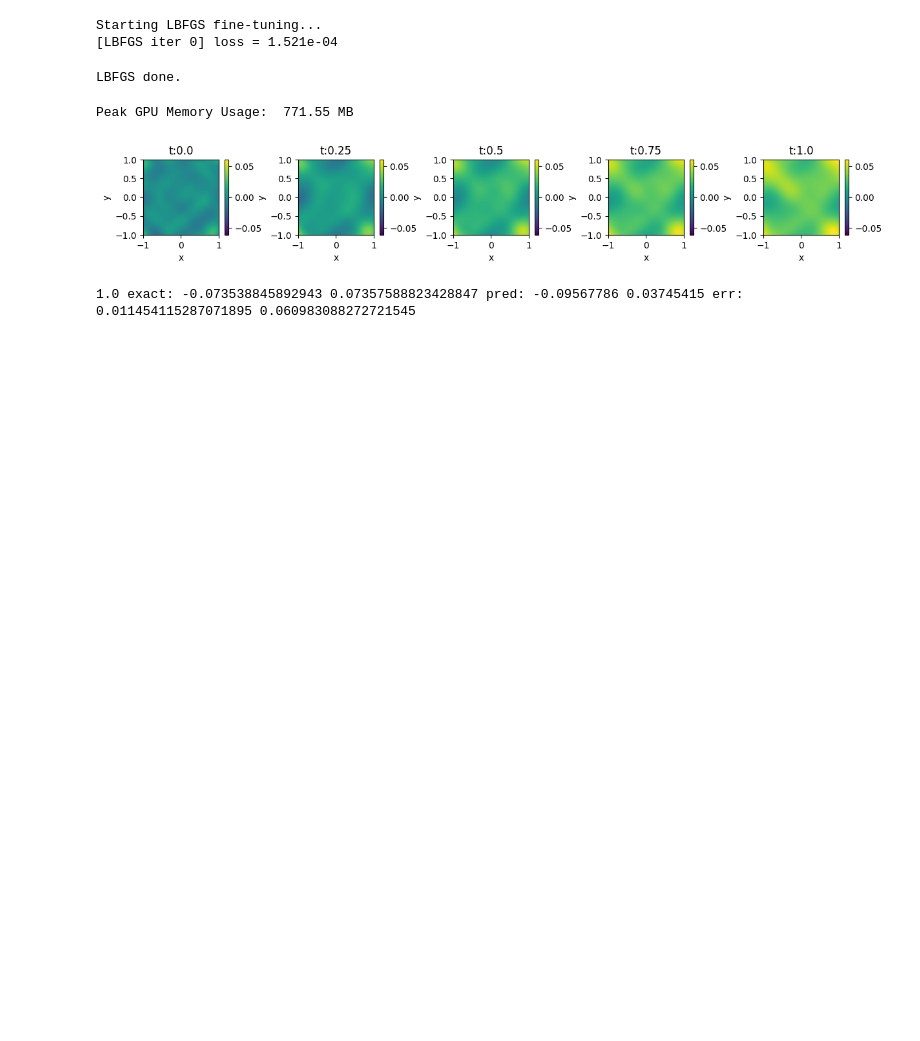
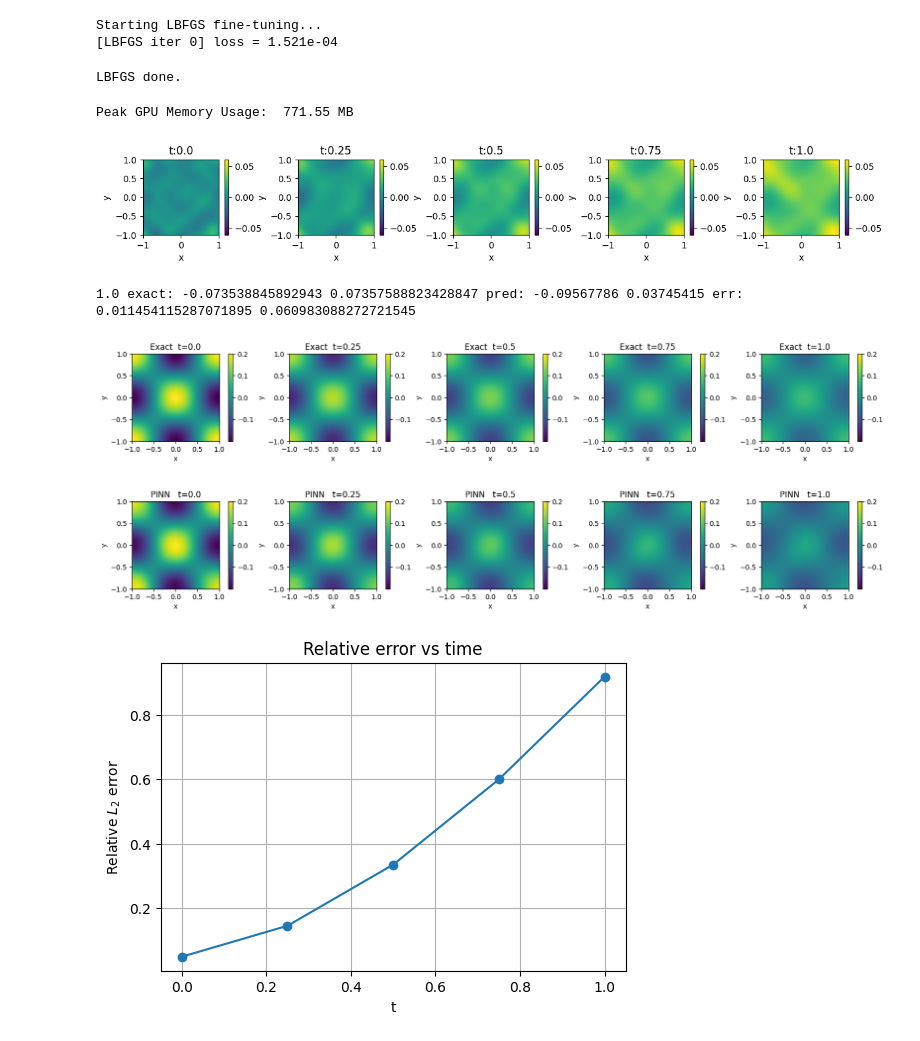
Before and after one commit to SoumikSarkar830/Laser_PINN, a Jupyter notebook: Closed-form-Derivative/Closed_form_derivative/2D_cahn_hilliard_pinn.ipynb, the cells around one changed output. Drawn from its saved outputs; the diff is of its cells as text; code cells hidden in the pictures; blank space fills up the shorter version.

```diff
--- a/Closed-form-Derivative/Closed_form_derivative/2D_cahn_hilliard_pinn.ipynb
+++ b/Closed-form-Derivative/Closed_form_derivative/2D_cahn_hilliard_pinn.ipynb
@@ -534,7 +534,8 @@ with torch.no_grad():
         t_t = torch.full_like(x_t, float(tval))
         phi_pred = net_phi(x_t, y_t, t_t).cpu().numpy().reshape(100,100)
         phi_exact = phi_exact_dict[tval]
-        errs.append(phi_exact - phi_pred)
+        error = phi_exact - phi_pred
+        errs.append(error)
 
 m = max(np.max(np.abs(e)) for e in errs)
 
@@ -555,3 +556,61 @@ print(tval, "exact:", phi_exact.min(), phi_exact.max(),
             "err:",   error.min(),     error.max())
 # %% [output]
 1.0 exact: -0.073538845892943 0.07357588823428847 pred: -0.09567786 0.03745415 err: 0.011454115287071895 0.060983088272721545
+# %%
+# Compute predictions and L2 errors
+
+net_phi.eval()
+phi_pred_dict = {}
+err_dict = {}
+rel_l2 = []
+
+with torch.no_grad():
+    for tval in t_list:
+        t_t = torch.full_like(x_t, float(tval))
+        phi_pred = net_phi(x_t, y_t, t_t).cpu().numpy().reshape(100, 100)
+        phi_exact = phi_exact_dict[tval]
+
+        phi_pred_dict[tval] = phi_pred
+        err = phi_exact - phi_pred
+        err_dict[tval] = err
+
+        # relative L2 on the grid
+        num = np.linalg.norm(err.ravel(), 2)
+        den = np.linalg.norm(phi_exact.ravel(), 2) + 1e-12
+        rel_l2.append(num / den)
+
+# Solution plots: Exact vs PINN
+fig, axes = plt.subplots(2, 5, figsize=(3.2*5, 6), constrained_layout=True)
+
+# Use consistent color limits across times for fair visual comparison
+vmin = min(phi_exact_dict[t].min() for t in t_list)
+vmax = max(phi_exact_dict[t].max() for t in t_list)
+
+for j, tval in enumerate(t_list):
+    # exact
+    im0 = axes[0, j].imshow(phi_exact_dict[tval], extent=[-1,1,-1,1], origin="lower",
+                            aspect="equal", vmin=vmin, vmax=vmax)
+    axes[0, j].set_title(f"Exact  t={tval}")
+    axes[0, j].set_xlabel("x"); axes[0, j].set_ylabel("y")
+    plt.colorbar(im0, ax=axes[0, j], fraction=0.05, pad=0.04)
+
+    # pred
+    im1 = axes[1, j].imshow(phi_pred_dict[tval], extent=[-1,1,-1,1], origin="lower",
+                            aspect="equal", vmin=vmin, vmax=vmax)
+    axes[1, j].set_title(f"PINN   t={tval}")
+    axes[1, j].set_xlabel("x"); axes[1, j].set_ylabel("y")
+    plt.colorbar(im1, ax=axes[1, j], fraction=0.05, pad=0.04)
+
+plt.show()
+
+# ---------- 2) relative error vs time ----------
+plt.figure(figsize=(6,4))
+plt.plot(t_list, rel_l2, marker='o')
+plt.xlabel("t")
+plt.ylabel("Relative $L_2$ error")
+plt.title("Relative error vs time")
+plt.grid(True)
+plt.show()
+# %% [output]
+[figure, added]
+[figure, added]
```
Also changed, not shown: parts of 1 cell of this notebook, 3 other files.
